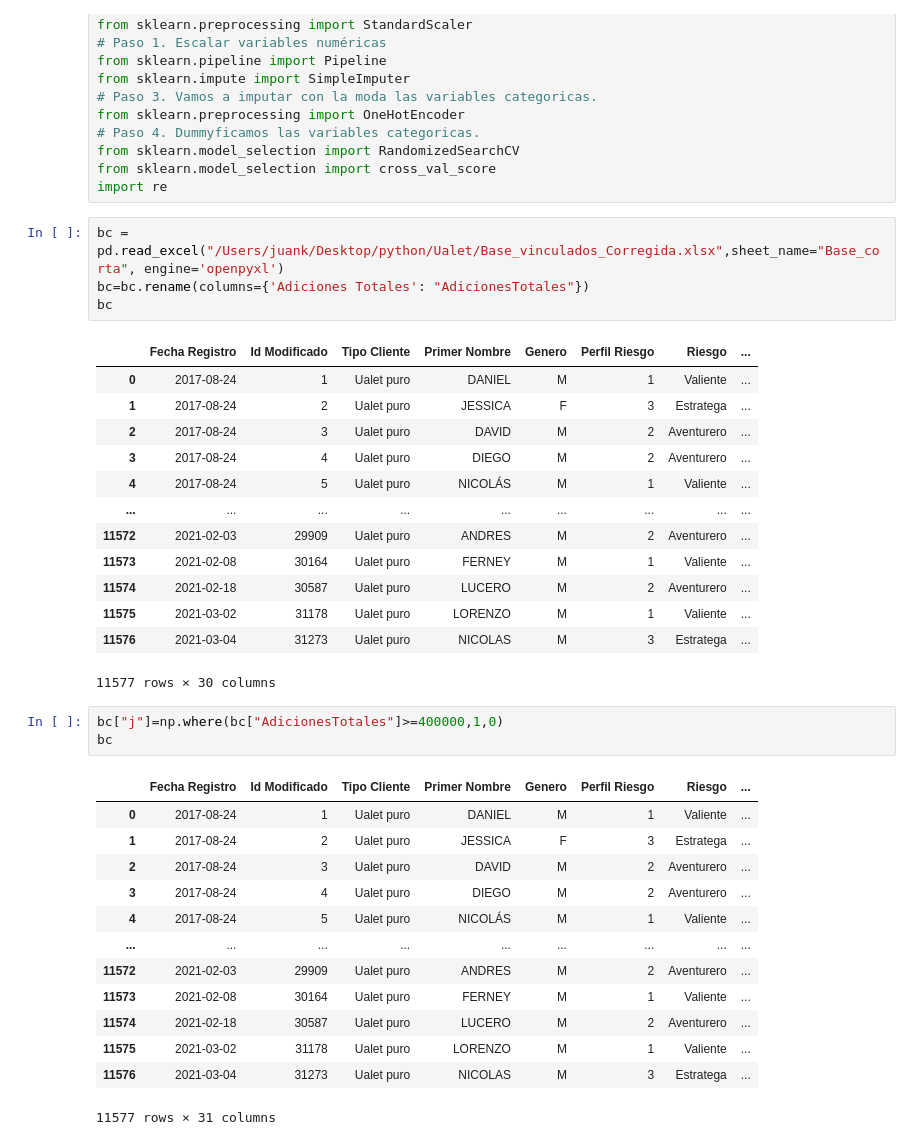
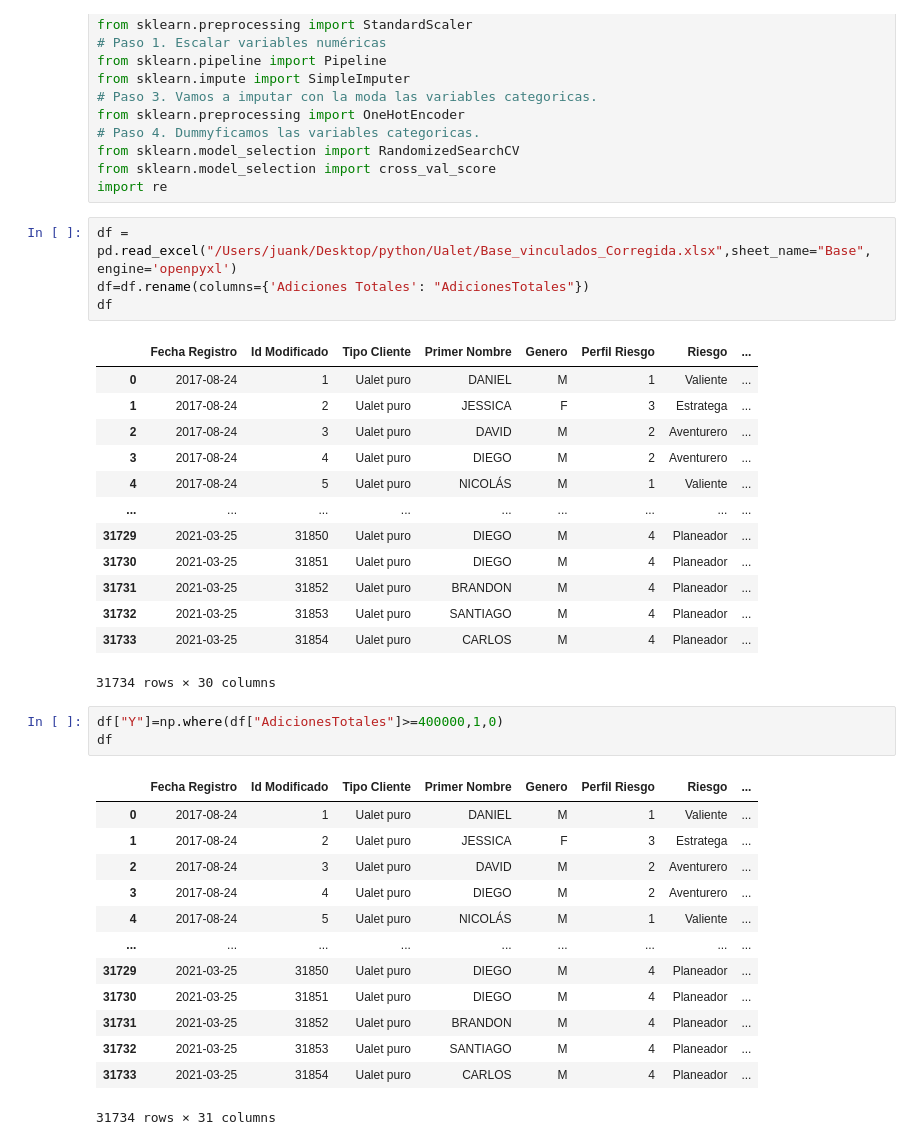
Before and after one commit to Machine-learning-Maestria/Ualet-ML, a Jupyter notebook: scripts/Modelos Ualet.ipynb, the cells around one changed output. Cells and saved outputs as stored; diff of their text form.

```diff
--- a/scripts/Modelos Ualet.ipynb
+++ b/scripts/Modelos Ualet.ipynb
@@ -36,26 +36,26 @@ from sklearn.model_selection import RandomizedSearchCV
 from sklearn.model_selection import cross_val_score
 import re
 # %%
-bc = pd.read_excel("/Users/juank/Desktop/python/Ualet/Base_vinculados_Corregida.xlsx",sheet_name="Base_corta", engine='openpyxl')
-bc=bc.rename(columns={'Adiciones Totales': "AdicionesTotales"})
-bc
+df = pd.read_excel("/Users/juank/Desktop/python/Ualet/Base_vinculados_Corregida.xlsx",sheet_name="Base", engine='openpyxl')
+df=df.rename(columns={'Adiciones Totales': "AdicionesTotales"})
+df
 # %% [output]
 |  | Fecha Registro | Id Modificado | Tipo Cliente | Primer Nombre | Genero | Perfil Riesgo | Riesgo | ... |
 | 0 | 2017-08-24 | 1 | Ualet puro | DANIEL | M | 1 | Valiente | ... |
 | 1 | 2017-08-24 | 2 | Ualet puro | JESSICA | F | 3 | Estratega | ... |
 | 2 | 2017-08-24 | 3 | Ualet puro | DAVID | M | 2 | Aventurero | ... |
 | 3 | 2017-08-24 | 4 | Ualet puro | DIEGO | M | 2 | Aventurero | ... |
 | 4 | 2017-08-24 | 5 | Ualet puro | NICOLÁS | M | 1 | Valiente | ... |
 | ... | ... | ... | ... | ... | ... | ... | ... | ... |
-| 11572 | 2021-02-03 | 29909 | Ualet puro | ANDRES | M | 2 | Aventurero | ... |
-| 11573 | 2021-02-08 | 30164 | Ualet puro | FERNEY | M | 1 | Valiente | ... |
-| 11574 | 2021-02-18 | 30587 | Ualet puro | LUCERO | M | 2 | Aventurero | ... |
-| 11575 | 2021-03-02 | 31178 | Ualet puro | LORENZO | M | 1 | Valiente | ... |
-| 11576 | 2021-03-04 | 31273 | Ualet puro | NICOLAS | M | 3 | Estratega | ... |
+| 31729 | 2021-03-25 | 31850 | Ualet puro | DIEGO | M | 4 | Planeador | ... |
+| 31730 | 2021-03-25 | 31851 | Ualet puro | DIEGO | M | 4 | Planeador | ... |
+| 31731 | 2021-03-25 | 31852 | Ualet puro | BRANDON | M | 4 | Planeador | ... |
+| 31732 | 2021-03-25 | 31853 | Ualet puro | SANTIAGO | M | 4 | Planeador | ... |
+| 31733 | 2021-03-25 | 31854 | Ualet puro | CARLOS | M | 4 | Planeador | ... |
-11577 rows × 30 columns
+31734 rows × 30 columns
 # %%
-bc["j"]=np.where(bc["AdicionesTotales"]>=400000,1,0)
-bc
+df["Y"]=np.where(df["AdicionesTotales"]>=400000,1,0)
+df
 # %% [output]
 |  | Fecha Registro | Id Modificado | Tipo Cliente | Primer Nombre | Genero | Perfil Riesgo | Riesgo | ... |
 | 0 | 2017-08-24 | 1 | Ualet puro | DANIEL | M | 1 | Valiente | ... |
@@ -64,9 +64,9 @@ bc
 | 3 | 2017-08-24 | 4 | Ualet puro | DIEGO | M | 2 | Aventurero | ... |
 | 4 | 2017-08-24 | 5 | Ualet puro | NICOLÁS | M | 1 | Valiente | ... |
 | ... | ... | ... | ... | ... | ... | ... | ... | ... |
-| 11572 | 2021-02-03 | 29909 | Ualet puro | ANDRES | M | 2 | Aventurero | ... |
-| 11573 | 2021-02-08 | 30164 | Ualet puro | FERNEY | M | 1 | Valiente | ... |
-| 11574 | 2021-02-18 | 30587 | Ualet puro | LUCERO | M | 2 | Aventurero | ... |
-| 11575 | 2021-03-02 | 31178 | Ualet puro | LORENZO | M | 1 | Valiente | ... |
-| 11576 | 2021-03-04 | 31273 | Ualet puro | NICOLAS | M | 3 | Estratega | ... |
+| 31729 | 2021-03-25 | 31850 | Ualet puro | DIEGO | M | 4 | Planeador | ... |
+| 31730 | 2021-03-25 | 31851 | Ualet puro | DIEGO | M | 4 | Planeador | ... |
+| 31731 | 2021-03-25 | 31852 | Ualet puro | BRANDON | M | 4 | Planeador | ... |
+| 31732 | 2021-03-25 | 31853 | Ualet puro | SANTIAGO | M | 4 | Planeador | ... |
+| 31733 | 2021-03-25 | 31854 | Ualet puro | CARLOS | M | 4 | Planeador | ... |
-11577 rows × 31 columns
+31734 rows × 31 columns
```
Also changed, not shown: parts of 19 cells of this notebook, 1 other file.
